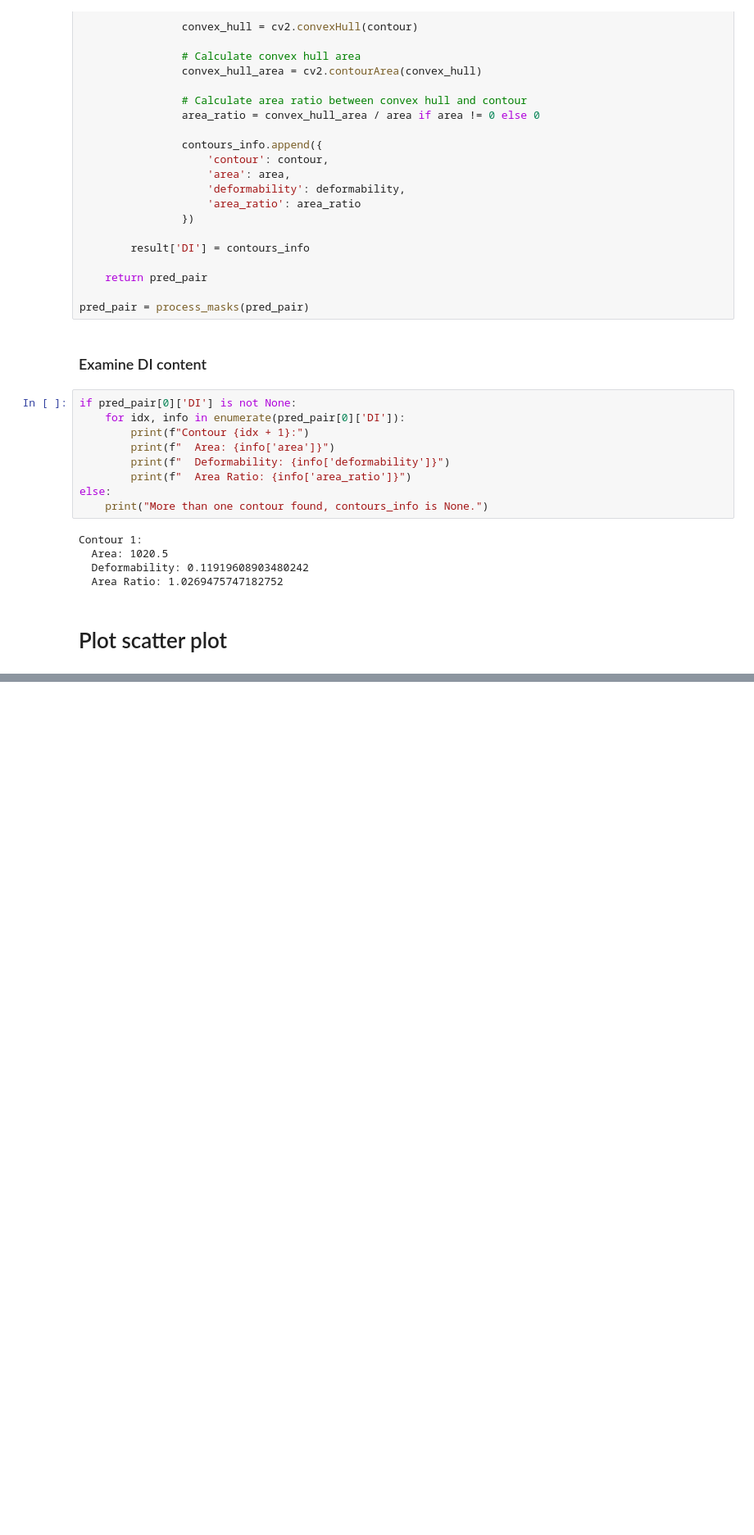
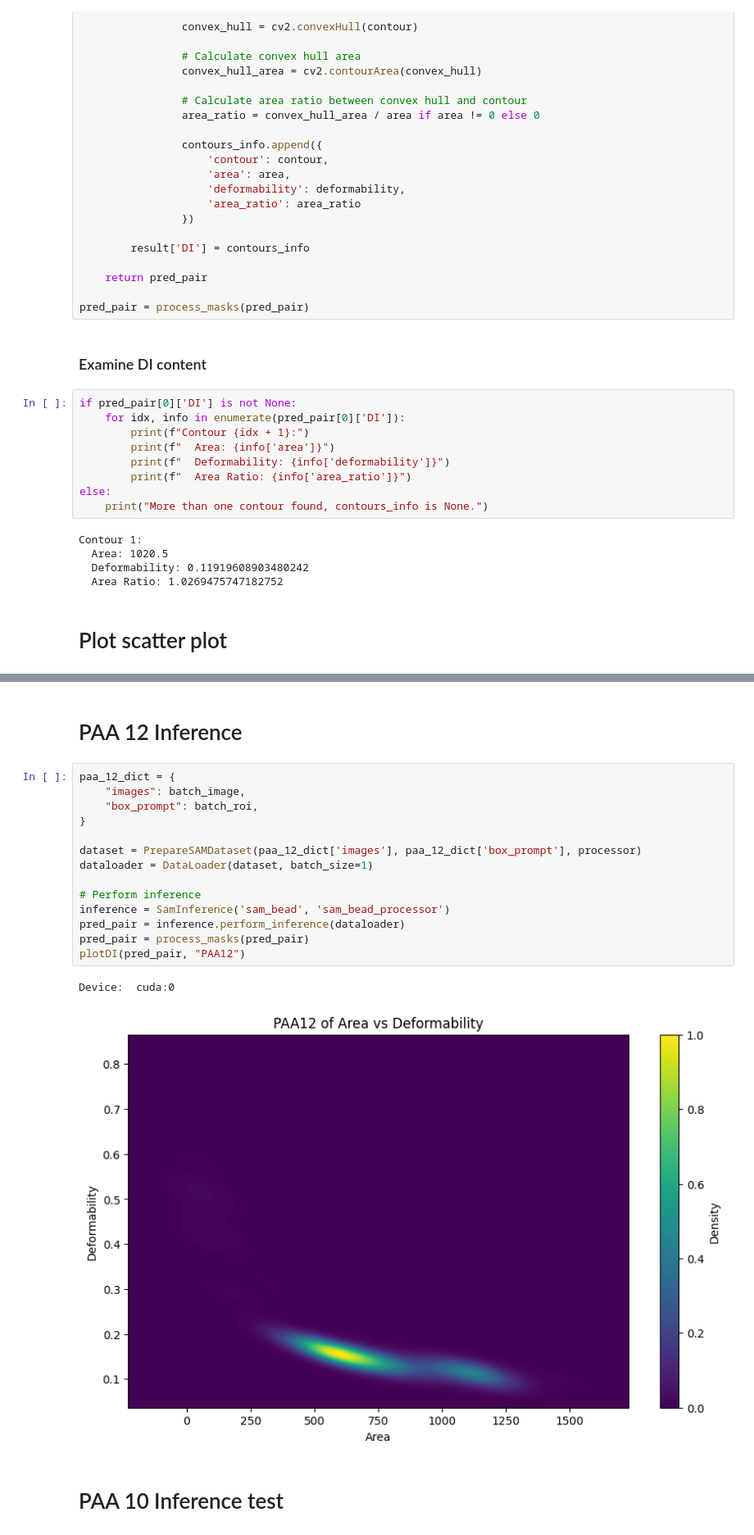
Before and after one commit to gavinlouuu-kpt/unet-kedro, a Jupyter notebook: notebooks/tutorial_tune_sam_0.0.2.ipynb, the cells around one changed output, grey strips where cells are left out. Shown at 82% size. Saved outputs shown, nothing was run; the diff lists cells and outputs as text; blank space fills up the shorter version.

Commit message:
sam inference pipeline

```diff
--- a/notebooks/tutorial_tune_sam_0.0.2.ipynb
+++ b/notebooks/tutorial_tune_sam_0.0.2.ipynb
@@ -937,0 +968,21 @@ Contour 1:
+# %% [markdown]
+# PAA 12 Inference
+# %%
+paa_12_dict = {
+    "images": batch_image,
+    "box_prompt": batch_roi,
+}
+
+dataset = PrepareSAMDataset(paa_12_dict['images'], paa_12_dict['box_prompt'], processor)
+dataloader = DataLoader(dataset, batch_size=1)
+
+# Perform inference
+inference = SamInference('sam_bead', 'sam_bead_processor')
+pred_pair = inference.perform_inference(dataloader)
+pred_pair = process_masks(pred_pair)
+plotDI(pred_pair, "PAA12")
+# %% [output]
+Device:  cuda:0
+[figure, added]
+# %% [markdown]
+# PAA 10 Inference test
```
Also changed, not shown: parts of 24 cells of this notebook, 34 other files.
